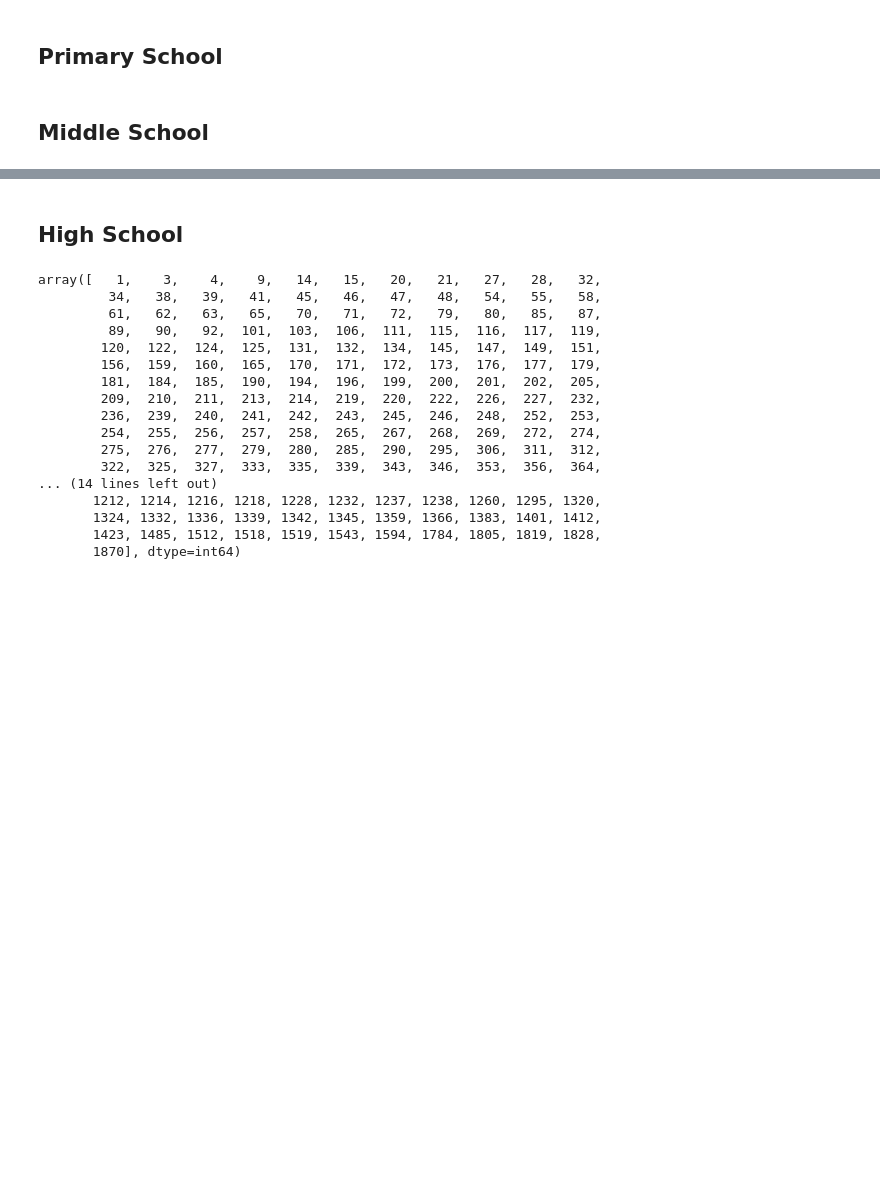
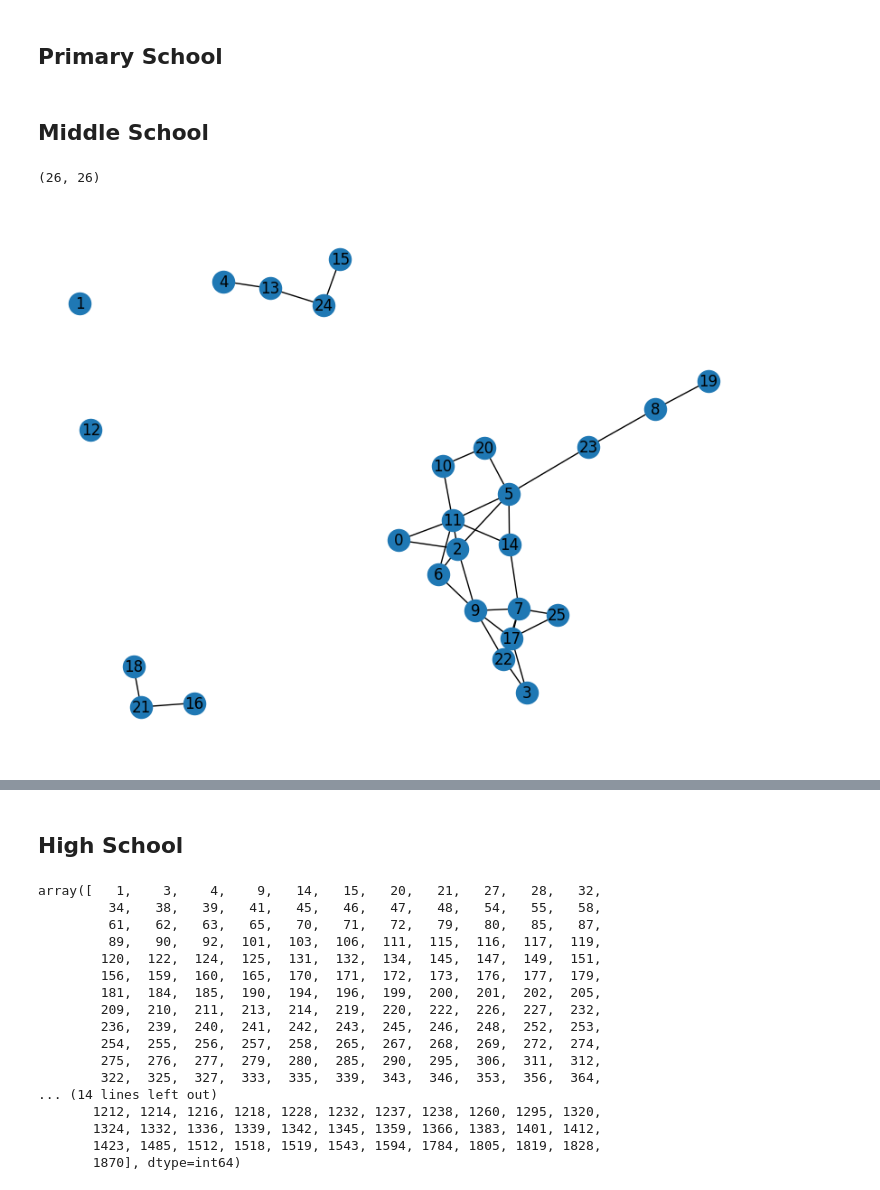
Before and after one commit to MatteoFusconi/Social-Network-Analysis, a Jupyter notebook: FriendshipAtSchool.ipynb, the cells around one changed output, grey strips where cells are left out. Drawn from its saved outputs; the diff is of its cells as text; code cells hidden in the pictures; blank space fills up the shorter version.

Commit message:
homophily and copied middleschool stuff

```diff
--- a/FriendshipAtSchool.ipynb
+++ b/FriendshipAtSchool.ipynb
@@ -17,8 +13,10 @@ try:
   import google.colab
   !git clone https://github.com/MatteoFusconi/Social-Network-Analysis.git
   data_folder = './Social-Network-Analysis/data/'
+  img_folder = './Social-Network-Analysis/images/'
 except ImportError:
   data_folder = './data/'
+  img_folder = './images/'
 import numpy as np
 import networkx as nx
 import matplotlib.pyplot as plt
@@ -30,3 +72,36 @@ import os
 input_file = data_folder + 'primary_data.txt'
 # %% [markdown]
 ## Middle School
+# %%
+input_adjacency = data_folder + 'middle_adjacency.txt'
+input_metadata = data_folder + 'middle_metadata.txt'
+
+adjacency_df = pd.read_csv(input_adjacency, sep= "  ", names= np.arange(26))
+
+adjacency_matrix = adjacency_df.values
+print(adjacency_matrix.shape)
+# %% [output]
+(26, 26)
+# %%
+# treat missing values (==9) as non-friendships
+adjacency_matrix[adjacency_matrix == 9] = 0
+# remove values from diagonal
+for i in range(26):
+  adjacency_matrix[i,i] = 0
+assert((adjacency_matrix.diagonal() == 0).all())
+
+MIDDLE_DIRECTED_adj = adjacency_matrix
+MIDDLE_UNDIRECTED_adj = adjacency_matrix * adjacency_matrix.T
+# %%
+# create directed and undirected graphs
+G_middle_undirected = nx.from_numpy_array(MIDDLE_UNDIRECTED_adj)
+G = G_middle_undirected
+G_middle_directed = nx.DiGraph(MIDDLE_DIRECTED_adj)
+GG = G_middle_directed
+# %%
+pos = nx.spring_layout(G_middle_undirected, k= 0.3)
+plt.figure(figsize= (8,6))
+nx.draw(G_middle_undirected, pos, with_labels = True)
+plt.savefig(img_folder+"middle_undirected")
+# %% [output]
+[figure, added]
```
Also changed, not shown: parts of 21 cells of this notebook, 1 other file.
